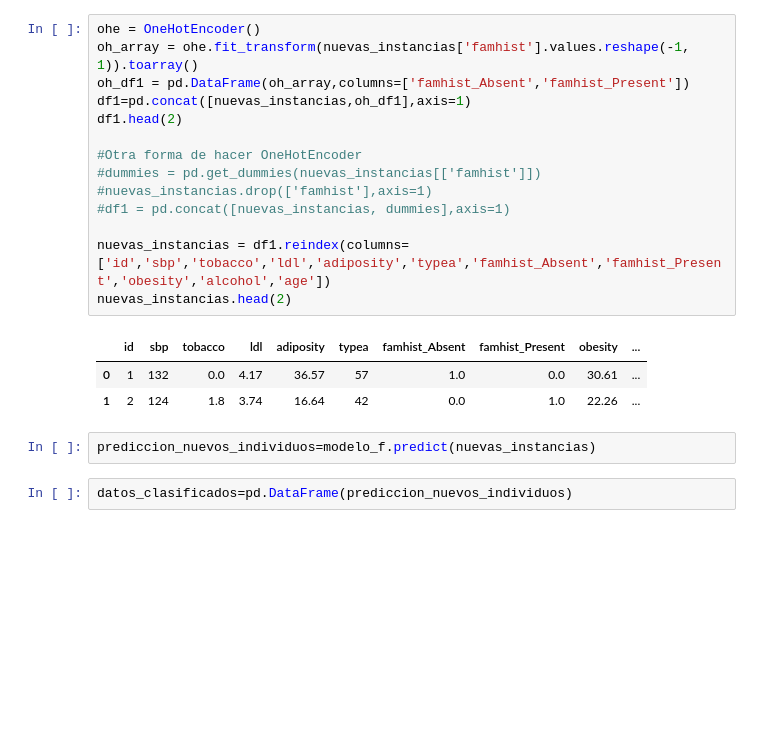
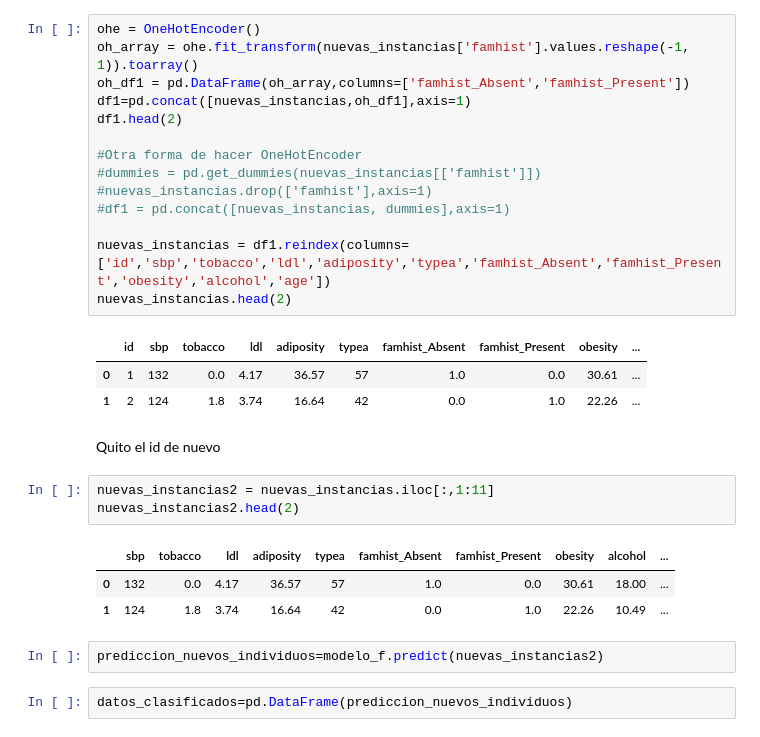
Before and after one commit to LucasMirandaD/Gestion-de-Datos, a Jupyter notebook: LM_Competencia_Kaggle.ipynb, the cells around one changed output. Saved outputs shown, nothing was run; the diff lists cells and outputs as text; blank space fills up the shorter version.

```diff
--- a/LM_Competencia_Kaggle.ipynb
+++ b/LM_Competencia_Kaggle.ipynb
@@ -247,8 +246,17 @@ nuevas_instancias.head(2)
 |  | id | sbp | tobacco | ldl | adiposity | typea | famhist_Absent | famhist_Present | obesity | ... |
 | 0 | 1 | 132 | 0.0 | 4.17 | 36.57 | 57 | 1.0 | 0.0 | 30.61 | ... |
 | 1 | 2 | 124 | 1.8 | 3.74 | 16.64 | 42 | 0.0 | 1.0 | 22.26 | ... |
+# %% [markdown]
+Quito el id de nuevo
+# %%
+nuevas_instancias2 = nuevas_instancias.iloc[:,1:11]
+nuevas_instancias2.head(2)
+# %% [output]
+|  | sbp | tobacco | ldl | adiposity | typea | famhist_Absent | famhist_Present | obesity | alcohol | ... |
+| 0 | 132 | 0.0 | 4.17 | 36.57 | 57 | 1.0 | 0.0 | 30.61 | 18.00 | ... |
+| 1 | 124 | 1.8 | 3.74 | 16.64 | 42 | 0.0 | 1.0 | 22.26 | 10.49 | ... |
 # %%
-prediccion_nuevos_individuos=modelo_f.predict(nuevas_instancias)
+prediccion_nuevos_individuos=modelo_f.predict(nuevas_instancias2)
 # %%
 datos_clasificados=pd.DataFrame(prediccion_nuevos_individuos)
 # %%
```
Also changed, not shown: parts of 6 cells of this notebook.
